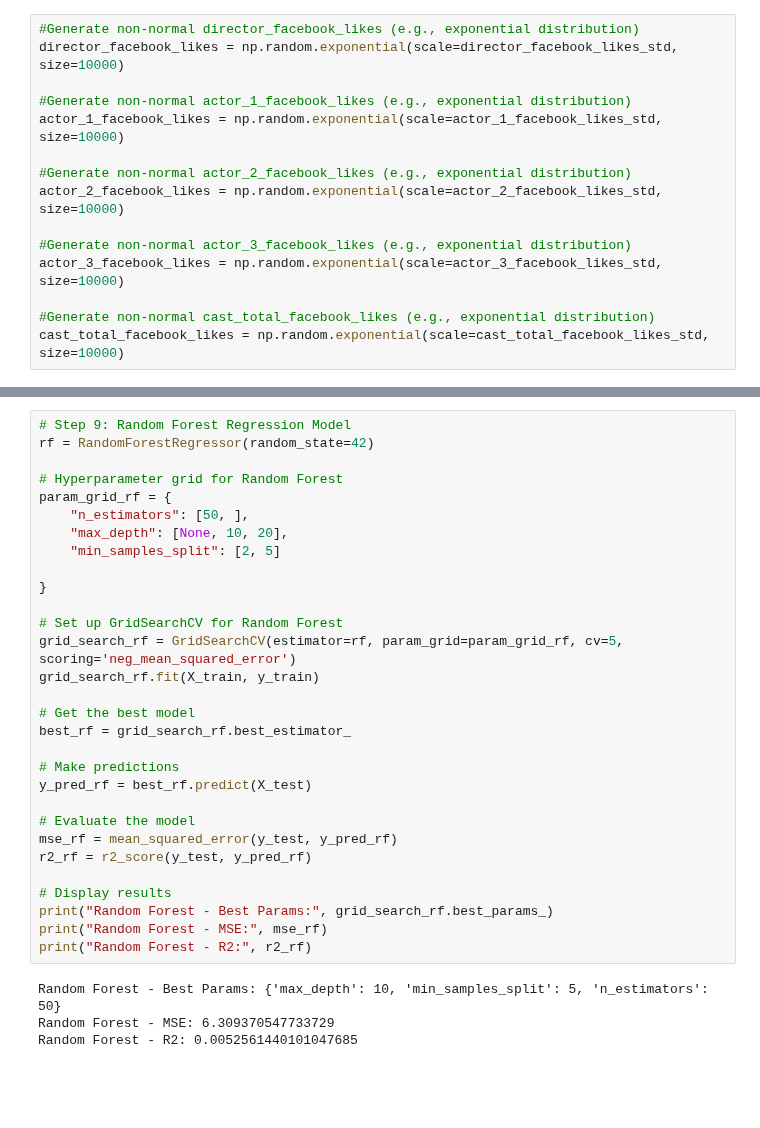
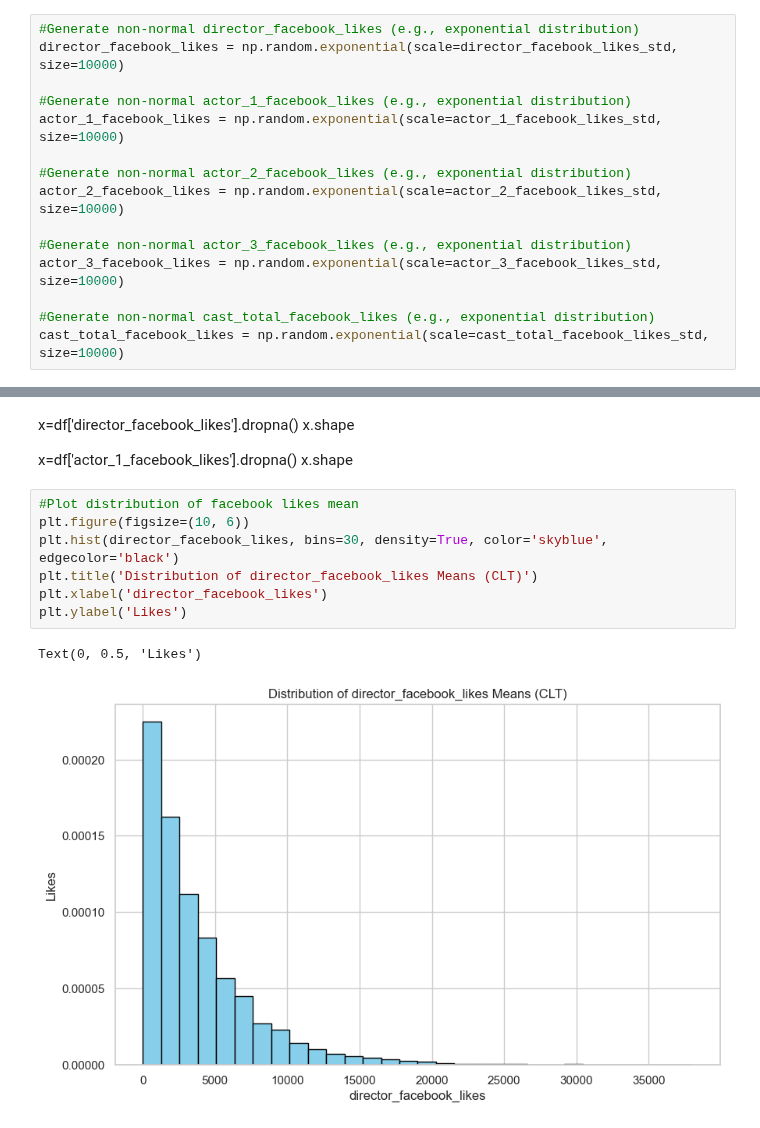
Before and after one commit to 2026362-Silvia/Statistic, a Jupyter notebook: 2026362_SilviaSolanoMarchini_Statistic.ipynb, the cells around one changed output, grey strips where cells are left out. Saved outputs shown, nothing was run; the diff lists cells and outputs as text; blank space fills up the shorter version.

```diff
--- a/2026362_SilviaSolanoMarchini_Statistic.ipynb
+++ b/2026362_SilviaSolanoMarchini_Statistic.ipynb
@@ -1240,34 +1354,16 @@ Decision Tree - R2: -0.20473471497380435
-# %%
-# Step 9: Random Forest Regression Model
-rf = RandomForestRegressor(random_state=42)
-
-# Hyperparameter grid for Random Forest
-param_grid_rf = {
-    "n_estimators": [50, ],
-    "max_depth": [None, 10, 20],
-    "min_samples_split": [2, 5]
-
-}
-
-# Set up GridSearchCV for Random Forest
-grid_search_rf = GridSearchCV(estimator=rf, param_grid=param_grid_rf, cv=5, scoring='neg_mean_squared_error')
-grid_search_rf.fit(X_train, y_train)
-
-# Get the best model
-best_rf = grid_search_rf.best_estimator_
-
-# Make predictions
-y_pred_rf = best_rf.predict(X_test)
-
-# Evaluate the model
-mse_rf = mean_squared_error(y_test, y_pred_rf)
-r2_rf = r2_score(y_test, y_pred_rf)
-
-# Display results
-print("Random Forest - Best Params:", grid_search_rf.best_params_)
-print("Random Forest - MSE:", mse_rf)
-print("Random Forest - R2:", r2_rf)
-# %% [output]
-Random Forest - Best Params: {'max_depth': 10, 'min_samples_split': 5, 'n_estimators': 50}
-Random Forest - MSE: 6.309370547733729
-Random Forest - R2: 0.0052561440101047685
+# %% [markdown]
+x=df['director_facebook_likes'].dropna()
+x.shape
+
+x=df['actor_1_facebook_likes'].dropna()
+x.shape
+# %%
+#Plot distribution of facebook likes mean
+plt.figure(figsize=(10, 6))
+plt.hist(director_facebook_likes, bins=30, density=True, color='skyblue', edgecolor='black')
+plt.title('Distribution of director_facebook_likes Means (CLT)')
+plt.xlabel('director_facebook_likes')
+plt.ylabel('Likes')
+# %% [output]
+Text(0, 0.5, 'Likes')
+[figure, added]
```
Also changed, not shown: parts of 64 cells of this notebook.
